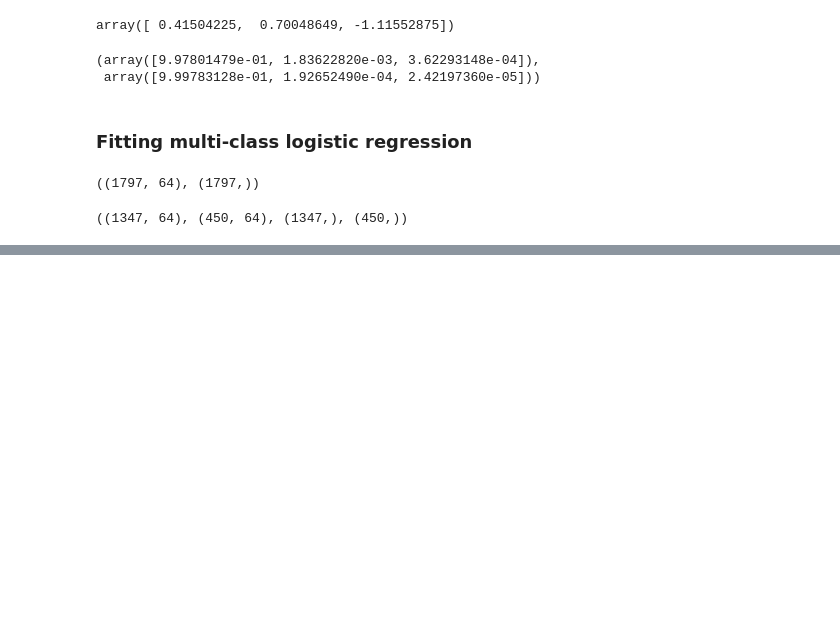
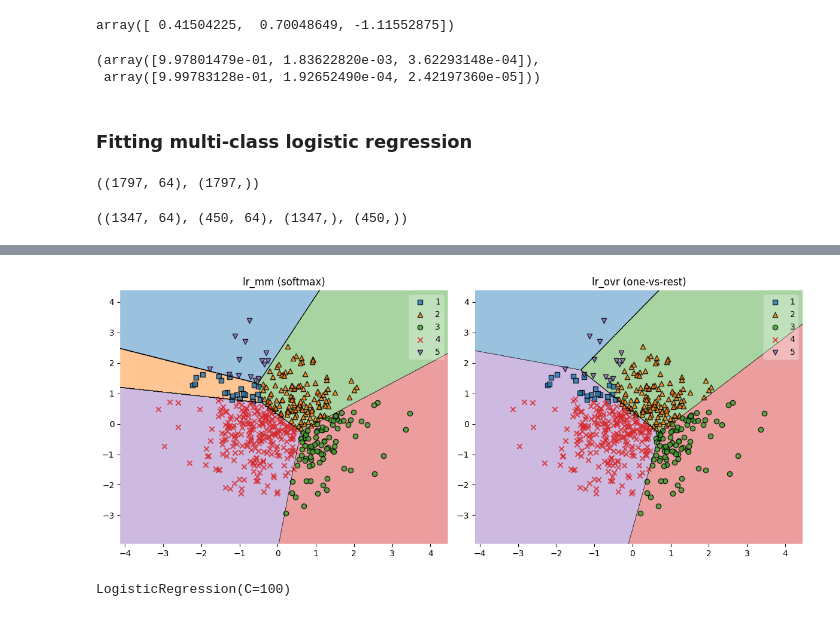
Before and after one commit to PaulToronto/DataCamp-Track---Machine-Learning-Scientist-in-Python, a Jupyter notebook: 5_3_Linear_Classifiers_in_Python_Logistic_Regression.ipynb, the cells around one changed output, grey strips where cells are left out. Saved outputs shown, nothing was run; the diff lists cells and outputs as text; code cells hidden in the pictures; blank space fills up the shorter version.

```diff
--- a/5_3_Linear_Classifiers_in_Python_Logistic_Regression.ipynb
+++ b/5_3_Linear_Classifiers_in_Python_Logistic_Regression.ipynb
@@ -571,0 +1149,23 @@ Please also refer to the documentation for alternative solver options:
+# %%
+from matplotlib.patches import Patch
+fig, axes = plt.subplots(1, 2, figsize=(12, 5))
+
+plt.sca(axes[0]) # set the current axis
+plot_decision_regions(X_train, y_train,
+                      clf=lr_mn)
+axes[0].set_title('lr_mm (softmax)')
+
+plt.sca(axes[1])
+plot_decision_regions(X_train, y_train, clf=lr_ovr)
+axes[1].set_title('lr_ovr (one-vs-rest)')
+
+plt.tight_layout()
+plt.show()
+# %% [output]
+[figure, added]
+# %%
+# a binary classifer (Class 1 vs rest)
+lr_class_1 = LogisticRegression(C=100)
+lr_class_1.fit(X_train, y_train==1)
+# %% [output]
+LogisticRegression(C=100)
```
Also changed, not shown: parts of 23 cells of this notebook.
